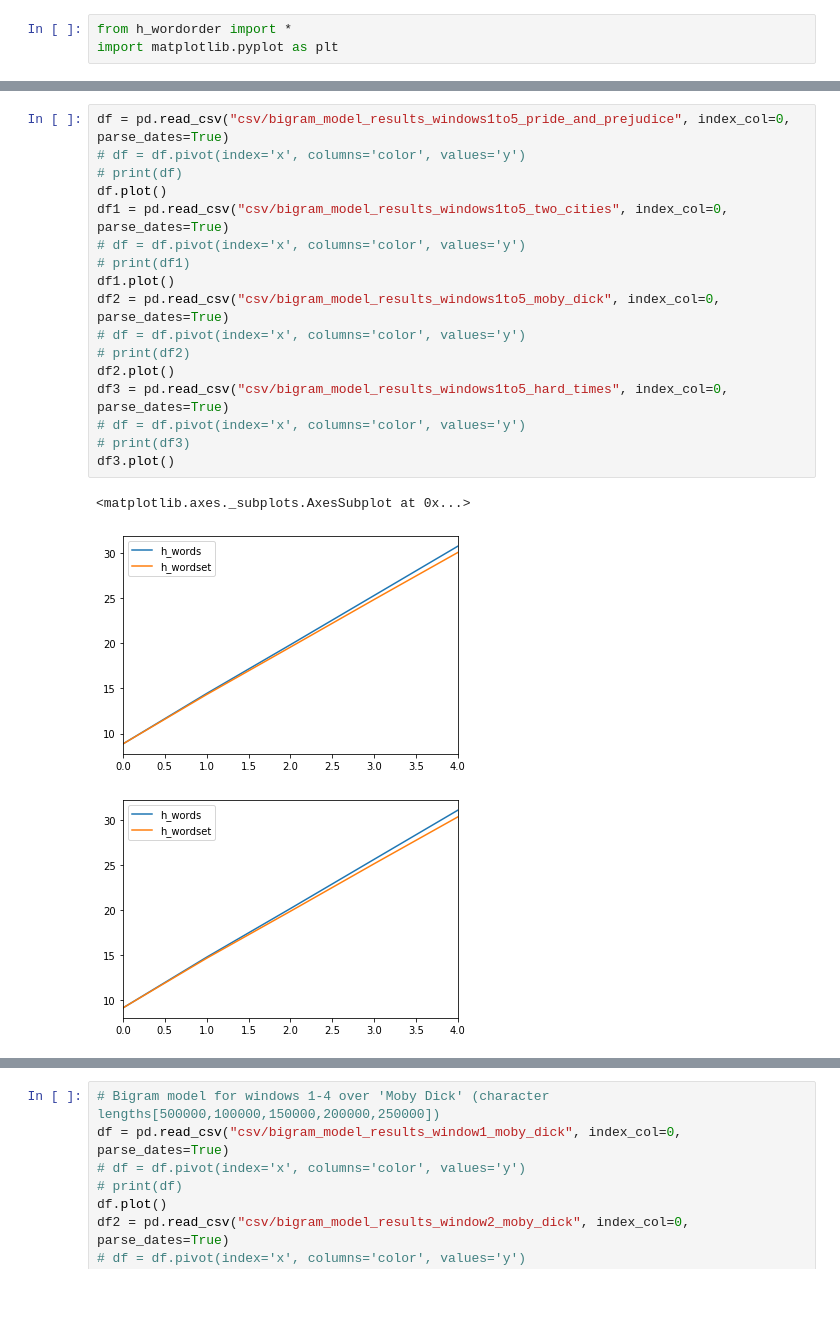
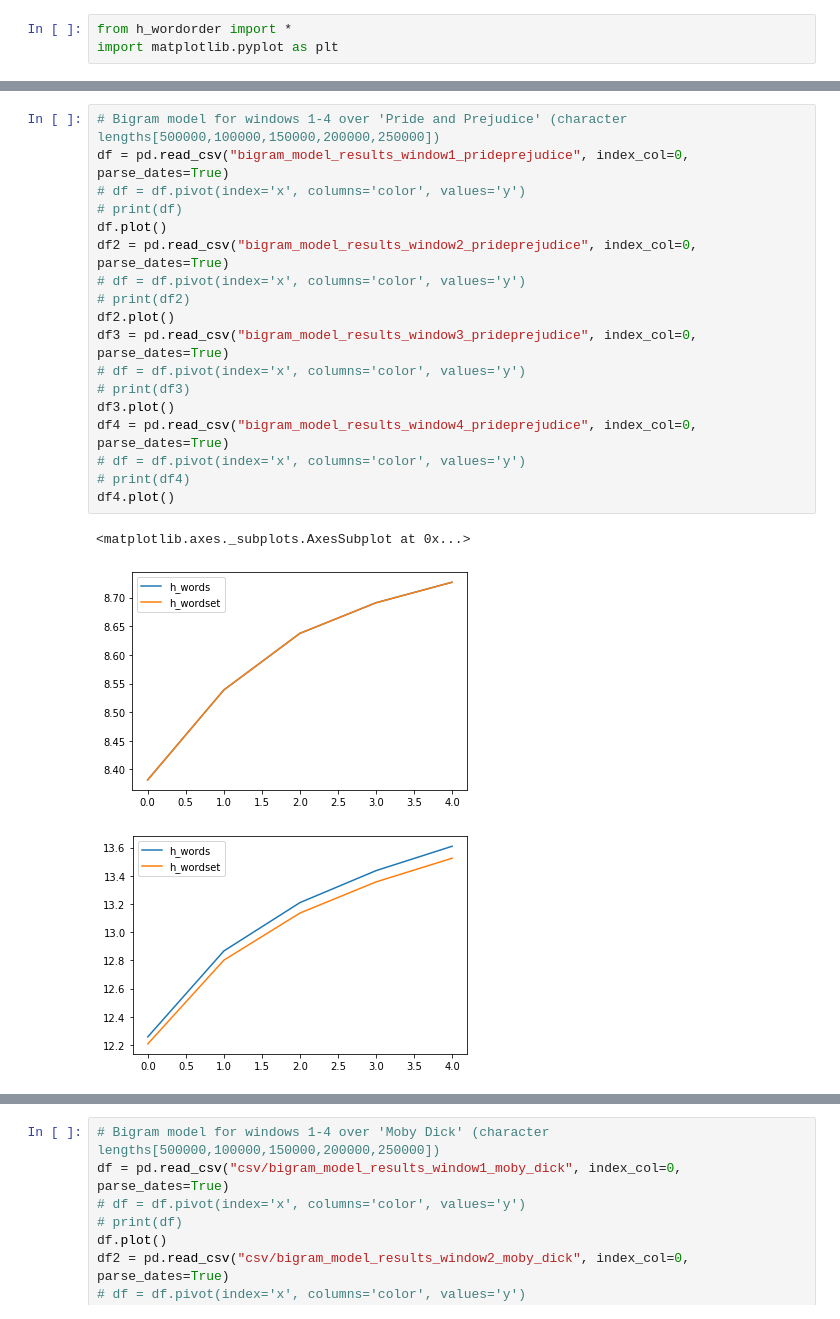
Before and after one commit to savoy1211/lsci199, a Jupyter notebook: lsci199/plot.ipynb, the cells around one changed output, grey strips where cells are left out. Saved outputs shown, nothing was run; the diff lists cells and outputs as text.

Commit message:
plot entropy rate etc

```diff
--- a/lsci199/plot.ipynb
+++ b/lsci199/plot.ipynb
@@ -4,21 +47,22 @@ import matplotlib.pyplot as plt
 # %%
-df = pd.read_csv("csv/bigram_model_results_windows1to5_pride_and_prejudice", index_col=0, parse_dates=True)
+# Bigram model for windows 1-4 over 'Pride and Prejudice' (character lengths[500000,100000,150000,200000,250000])
+df = pd.read_csv("bigram_model_results_window1_prideprejudice", index_col=0, parse_dates=True)
 # df = df.pivot(index='x', columns='color', values='y')
 # print(df)
 df.plot()
-df1 = pd.read_csv("csv/bigram_model_results_windows1to5_two_cities", index_col=0, parse_dates=True)
-# df = df.pivot(index='x', columns='color', values='y')
-# print(df1)
-df1.plot()
-df2 = pd.read_csv("csv/bigram_model_results_windows1to5_moby_dick", index_col=0, parse_dates=True)
+df2 = pd.read_csv("bigram_model_results_window2_prideprejudice", index_col=0, parse_dates=True)
 # df = df.pivot(index='x', columns='color', values='y')
 # print(df2)
 df2.plot()
-df3 = pd.read_csv("csv/bigram_model_results_windows1to5_hard_times", index_col=0, parse_dates=True)
+df3 = pd.read_csv("bigram_model_results_window3_prideprejudice", index_col=0, parse_dates=True)
 # df = df.pivot(index='x', columns='color', values='y')
 # print(df3)
 df3.plot()
+df4 = pd.read_csv("bigram_model_results_window4_prideprejudice", index_col=0, parse_dates=True)
+# df = df.pivot(index='x', columns='color', values='y')
+# print(df4)
+df4.plot()
 # %% [output]
 <matplotlib.axes._subplots.AxesSubplot at 0x...>
-[figure, old version]
+[figure, new version]
-[figure, old version]
+[figure, new version]
```
Also changed, not shown: parts of 11 cells of this notebook.
